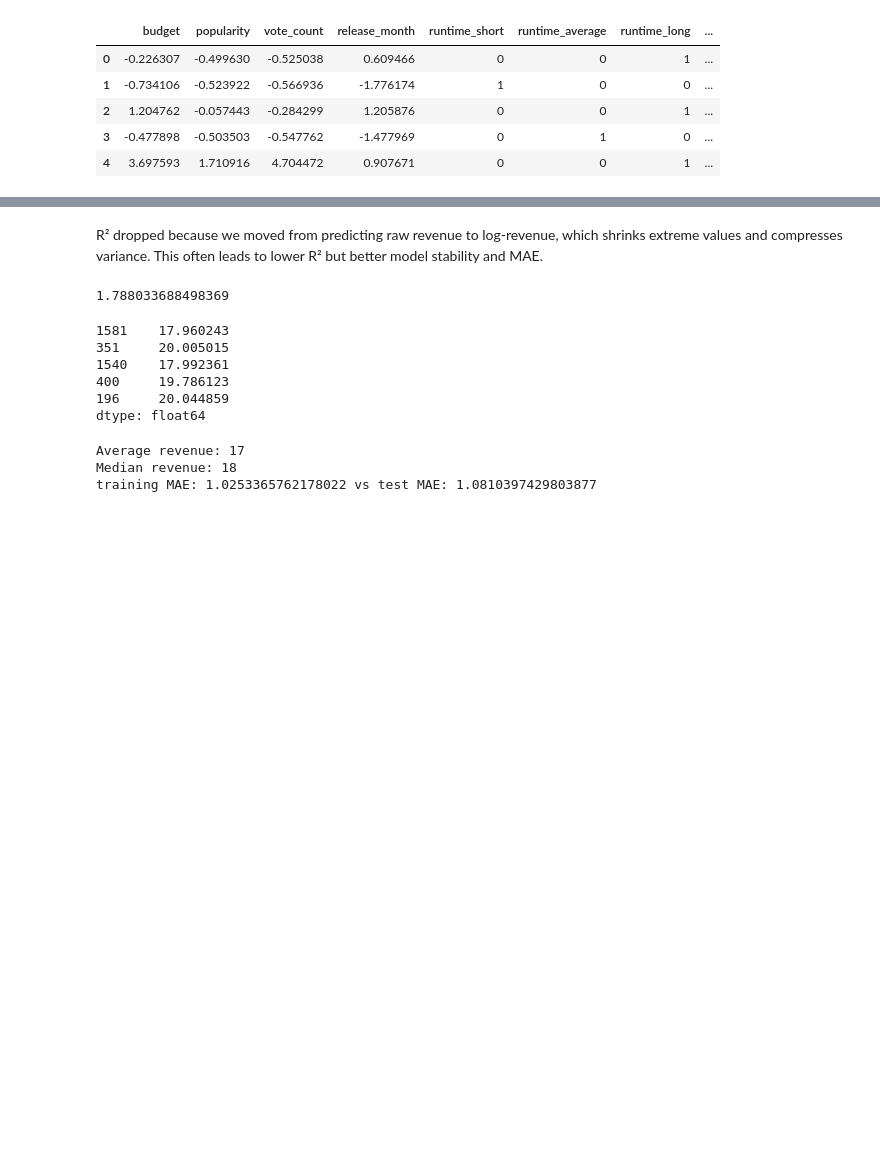
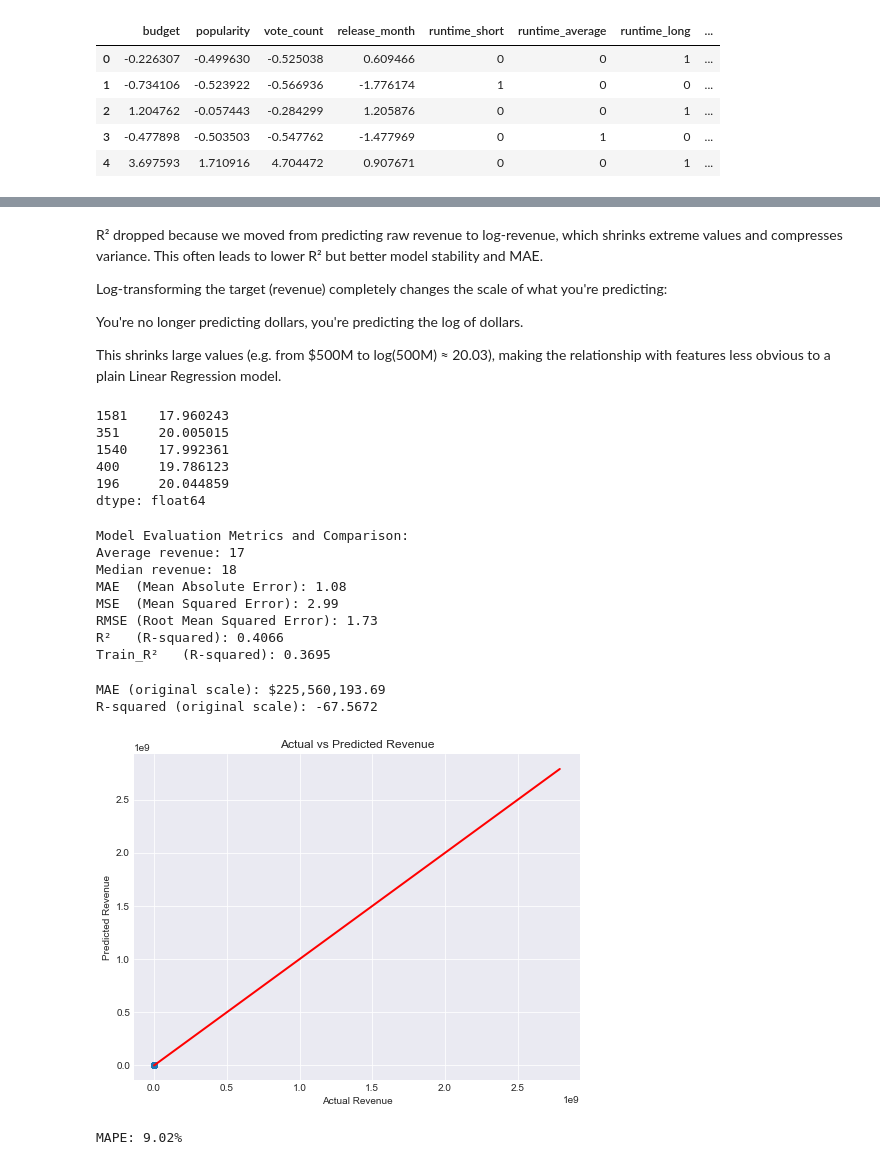
Before and after one commit to Assesa44/Movie-Revenue-Predictor, a Jupyter notebook: Notebooks/revenue_predictor.ipynb, the cells around one changed output, grey strips where cells are left out. Cells and saved outputs as stored; diff of their text form; code cells hidden in the pictures; blank space fills up the shorter version.

```diff
--- a/Notebooks/revenue_predictor.ipynb
+++ b/Notebooks/revenue_predictor.ipynb
@@ -1225,2 +1233,0 @@ test_model_data
-# %%
-test_model_data = test_model_data.drop(columns= ['const'])
@@ -1248,10 +1297,12 @@ Median revenue: 56,019,716
 # %%
+# Transform to log
 log_y = y_train.copy()
 log_y = np.log1p(log_y)
 
-model13 = sm.OLS(log_y, sm.add_constant(X_final)).fit()
+# Model
+model12 = sm.OLS(log_y, sm.add_constant(X_final)).fit()
 
-print(model13.summary())
+print(model12.summary())
 # %% [output]
                             OLS Regression Results
 ==============================================================================
@@ -1272,18 +1323,19 @@ Notes:
 strong multicollinearity problems or that the design matrix is singular.
 # %% [markdown]
 R² dropped because we moved from predicting raw revenue to log-revenue, which shrinks extreme values and compresses variance. This often leads to lower R² but better model stability and MAE.
+
+Log-transforming the target (revenue) completely changes the scale of what you're predicting:
+
+You're no longer predicting dollars, you're predicting the log of dollars.
+
+This shrinks large values (e.g. from $500M to log(500M) ≈ 20.03), making the relationship with features less obvious to a plain Linear Regression model.
-# %%
-mae_log = np.expm1(model13.resid.abs().sum() / len(y_train))
-mae_log
-# %% [output]
-1.788033688498369
 # %%
-
+# Add constants
 test_model_data = sm.add_constant(test_model_data)
 
 # 6. Predict using trained OLS model
-predictions = model13.predict(test_model_data)
-predictions.head()
+log_predictions = model12.predict(test_model_data)
+log_predictions.head()
 # %% [output]
 1581    17.960243
 351     20.005015
@@ -1295,14 +1347,57 @@ dtype: float64
 y_test_log = y_test.copy()
 y_test_log = np.log1p(y_test_log)
 
+# Calculate metrics
+mae = mean_absolute_error(y_test_log, log_predictions)
+mse = mean_squared_error(y_test_log, log_predictions)
+rmse = np.sqrt(mse)
+r2 = r2_score(y_test_log, log_predictions)
+r2_train = model12.rsquared
 
-MAE_log = (y_test_log - predictions).abs().sum() / len(y_test_log)
-mae_log = model13.resid.abs().sum() / len(log_y)
-
+model12.rsquared
+# Display them
+print(f"Model Evaluation Metrics and Comparison:")
 print(f"Average revenue: {y_test_log.mean():,.0f}")
 print(f"Median revenue: {y_test_log.median():,.0f}")
-print(f'training MAE: {mae_log} vs test MAE: {MAE_log}')
+print(f"MAE  (Mean Absolute Error): {mae:,.2f}")
+print(f"MSE  (Mean Squared Error): {mse:,.2f}")
+print(f"RMSE (Root Mean Squared Error): {rmse:,.2f}")
+print(f"R²   (R-squared): {r2:.4f}")
+print(f"Train_R²   (R-squared): {r2_train:.4f}")
 # %% [output]
+Model Evaluation Metrics and Comparison:
 Average revenue: 17
 Median revenue: 18
-training MAE: 1.0253365762178022 vs test MAE: 1.0810397429803877
+MAE  (Mean Absolute Error): 1.08
+MSE  (Mean Squared Error): 2.99
+RMSE (Root Mean Squared Error): 1.73
+R²   (R-squared): 0.4066
+Train_R²   (R-squared): 0.3695
+# %%
+y_train_pred_original = np.expm1(log_predictions)
+y_train_actual_original = np.expm1(y_test_log)
+
+mae_original = mean_absolute_error(y_train_actual_original, y_train_pred_original)
+r2_original = r2_score(y_train_actual_original, y_train_pred_original)
+
+print(f"MAE (original scale): ${mae_original:,.2f}")
+print(f"R-squared (original scale): {r2_original:.4f}")
+# %% [output]
+MAE (original scale): $225,560,193.69
+R-squared (original scale): -67.5672
+# %%
+plt.figure(figsize=(8,6))
+plt.scatter(y_test_log, log_predictions, alpha=0.5)
+plt.plot([y_test.min(), y_test.max()], [y_test.min(), y_test.max()], color='red', lw=2)
+plt.title("Actual vs Predicted Revenue")
+plt.xlabel("Actual Revenue")
+plt.ylabel("Predicted Revenue")
+plt.grid(True)
+plt.show()
+# %% [output]
+[figure, added]
+# %%
+mape = np.mean(np.abs((y_test_log - log_predictions) / y_test_log)) * 100
+print(f"MAPE: {mape:.2f}%")
+# %% [output]
+MAPE: 9.02%
```
Also changed, not shown: parts of 58 cells of this notebook.
